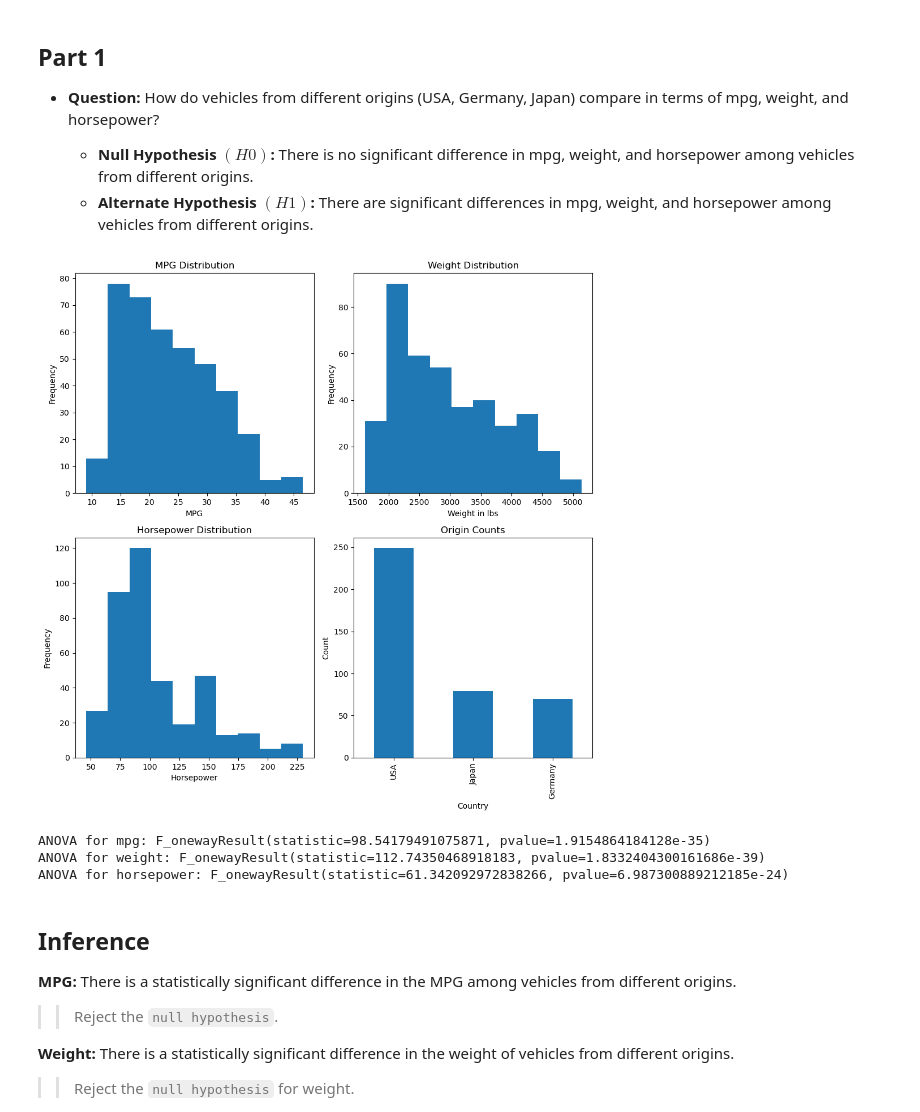
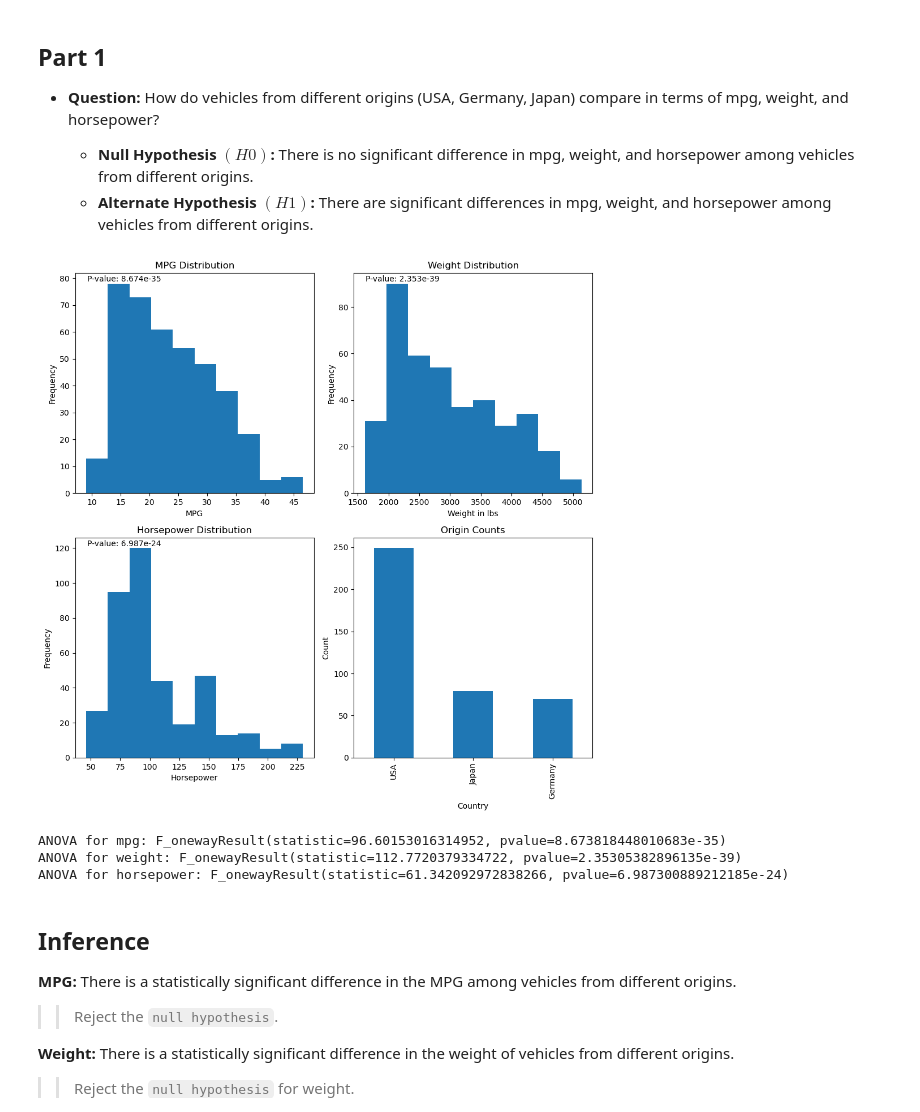
Before and after one commit to invinciblesk/car_statistical_hypothesis_testing, a Jupyter notebook: notebook/car_stats_hypo_test.ipynb, the cells around one changed output. Cells and saved outputs as stored; diff of their text form; code cells hidden in the pictures.

```diff
--- a/notebook/car_stats_hypo_test.ipynb
+++ b/notebook/car_stats_hypo_test.ipynb
@@ -78,6 +80,8 @@ dtype: object
   - **Null Hypothesis $(H0)$:** There is no significant difference in mpg, weight, and horsepower among vehicles from different origins.
   - **Alternate Hypothesis $(H1)$:** There are significant differences in mpg, weight, and horsepower among vehicles from different origins.
 # %%
+# Modify the plotting section to include p-value annotations
+
 # Ensure 'mpg', 'weight', and 'horsepower' are numeric
 df_cars['mpg'] = pd.to_numeric(df_cars['mpg'], errors='coerce')
 df_cars['weight'] = pd.to_numeric(df_cars['weight'], errors='coerce')
@@ -91,43 +95,46 @@ axs[0, 0].set_ylabel('Frequency')
 
 df_cars['weight'].plot(kind='hist', ax=axs[0, 1], title='Weight Distribution')
 axs[0, 1].set_xlabel('Weight in lbs')
 axs[0, 1].set_ylabel('Frequency')
 
 df_cars['horsepower'].plot(kind='hist', ax=axs[1, 0], title='Horsepower Distribution')
 axs[1, 0].set_xlabel('Horsepower')
 axs[1, 0].set_ylabel('Frequency')
 
 # Ensure 'origin_name' column exists and is correct before plotting origin counts
 if 'origin_name' not in df_cars.columns or df_cars['origin_name'].isnull().any():
     origin_names = {1: 'USA', 2: 'Germany', 3: 'Japan'}
     df_cars['origin_name'] = df_cars['origin'].map(origin_names)
 
 # Plotting origin counts in the last subplot
 df_cars['origin_name'].value_counts().plot(kind='bar', ax=axs[1, 1], title='Origin Counts')
 axs[1, 1].set_xlabel('Country')
 axs[1, 1].set_ylabel('Count')
 
 plt.tight_layout()
-plt.show()
 
-# Filter data by origin using the mapped names
-usa = df_cars[df_cars['origin_name'] == 'USA']
-germany = df_cars[df_cars['origin_name'] == 'Germany']
-japan = df_cars[df_cars['origin_name'] == 'Japan']
-
-# Perform ANOVA for each variable
+# Perform ANOVA for each variable and annotate p-values
 anova_mpg = scipy.stats.f_oneway(usa['mpg'].dropna(), germany['mpg'].dropna(), japan['mpg'].dropna())
 anova_weight = scipy.stats.f_oneway(usa['weight'].dropna(), germany['weight'].dropna(), japan['weight'].dropna())
 anova_horsepower = scipy.stats.f_oneway(usa['horsepower'].dropna(), germany['horsepower'].dropna(), japan['horsepower'].dropna())
+
+# Annotate p-values on the plots
+axs[0, 0].annotate(f'P-value: {anova_mpg.pvalue:.3e}', xy=(0.05, 0.99), xycoords='axes fraction', verticalalignment='top')
+axs[0, 1].annotate(f'P-value: {anova_weight.pvalue:.3e}', xy=(0.05, 0.99), xycoords='axes fraction', verticalalignment='top')
+axs[1, 0].annotate(f'P-value: {anova_horsepower.pvalue:.3e}', xy=(0.05, 0.99), xycoords='axes fraction', verticalalignment='top')
+
+plt.show()
+
+fig.savefig('../img/part_1.png')
 
 # Print ANOVA results
 print(f"ANOVA for mpg: {anova_mpg}")
 print(f"ANOVA for weight: {anova_weight}")
 print(f"ANOVA for horsepower: {anova_horsepower}")
 # %% [output]
-[figure, old version]
+[figure, new version]
-ANOVA for mpg: F_onewayResult(statistic=98.54179491075871, pvalue=1.9154864184128e-35)
-ANOVA for weight: F_onewayResult(statistic=112.74350468918183, pvalue=1.8332404300161686e-39)
+ANOVA for mpg: F_onewayResult(statistic=96.60153016314952, pvalue=8.673818448010683e-35)
+ANOVA for weight: F_onewayResult(statistic=112.7720379334722, pvalue=2.35305382896135e-39)
 ANOVA for horsepower: F_onewayResult(statistic=61.342092972838266, pvalue=6.987300889212185e-24)
 # %% [markdown]
 ## Inference
```
Also changed, not shown: parts of 3 cells of this notebook, 5 other files.
